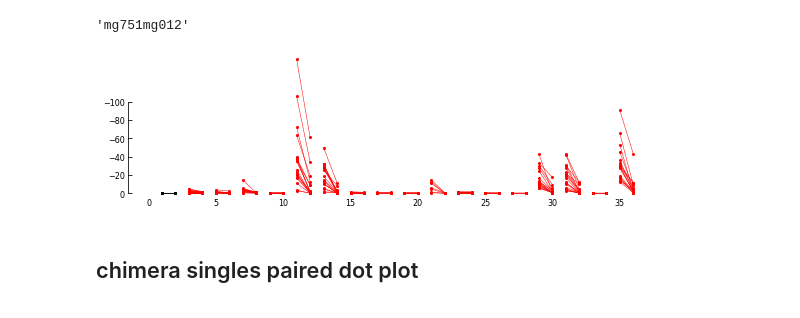
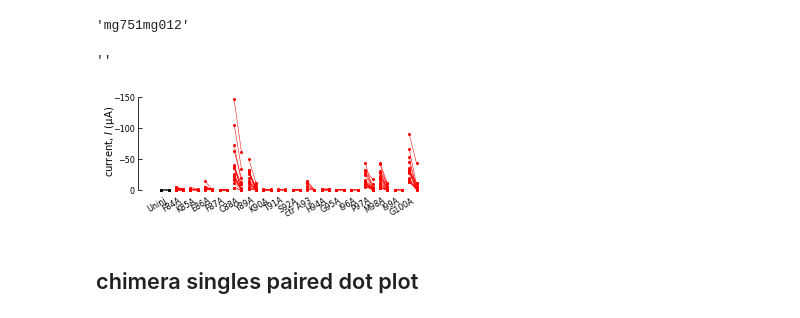
Before and after one commit to sfechner/JupyterNotebooksDEGENaCPharm, a Jupyter notebook: RatioNterm.ipynb, the cells around one changed output. Drawn from its saved outputs; the diff is of its cells as text; code cells hidden in the pictures.

Commit message:
added legends to ratio plot

```diff
--- a/RatioNterm.ipynb
+++ b/RatioNterm.ipynb
@@ -367,95 +340,77 @@ for i in range(50):
 ListofAllAlanin[17]
 # %% [output]
 'mg751mg012'
+# %%
+labels2[0]
+# %% [output]
+''
 # %%
 # import matplotlib.pyplot as plt
 # import numpy as np
 
-fig = plt.figure(figsize=(12, 1.9))
+fig = plt.figure(figsize=(5.2, 1.9))
 
 ax1 = plt.subplot(1,1,1)
-# ax2 = plt.subplot(1,4,2)
-# ax3 = plt.subplot(1,4,3)
-# ax4 = plt.subplot(1,4,4)
-
-
-# plot1 = [1,2]
-# plot2 = [3,4]
-# plot3 = [5,6]
-# plot4 = [7,8]
-# plot5 = [9,10]
 
 #### common parameters
 axesText = ''
-SizeOfMarker = 2
-SizeofLine = 0.5
-AxisTickLabelSize = 8
 
 
 # loop to plot paired data. Refers to List of Alanines and the before and after array
-
 plotnr = np.array([1,2])
 for n in range(int(len(df_newInuA_Bef_Alanine.columns)/2)):
     #print('plotting the lines')
     for i in range(len(df_newInuA_Bef_Alanine[ListofAllAlanin[n]+"-NaGluSelAmil300"])):
         ax1.plot(plotnr, [df_newInuA_Bef_Alanine[ListofAllAlanin[n]+"-NaGluSelAmil300"][i], df_newInuA_Bef_Alanine[ListofAllAlanin[n]+"+NaGluSelAmil300"][i]], c=colorsDelta[n],marker = 'o',markersize=SizeOfMarker, linewidth=SizeofLine,clip_on=False)# alpha=0.5
     plotnr = plotnr +2
+    #print(plotnr)
 
+ylimSetM4 = [0,-150]
 
-# labelsAmil = ["Amil", "Bmil","EIPA", "Phen", "Bzd"]
-
-
-ylimSetM4 = [0,-100]
-# ylimSetU8 = [0,-5]
-#ylimSetDT1 = [0,-0.5]
 ##### AXIS 1 ####
 ax1.set_ylim(ylimSetM4)
 ax1.spines['right'].set_visible(False)                                  # no spine at the right
 ax1.spines['top'].set_visible(False)                                     # no spine at the top
 ax1.yaxis.set_ticks_position('left')                                     # ticks at the left
 ax1.xaxis.set_ticks_position('bottom')                                 # no spine at the right
 ax1.spines['left'].set_position(('outward',10))                           # a spine at the left that is put a little aside
 ax1.spines['bottom'].set_position(('outward',1))
 ax1.spines['top'].set_position(('axes',5))
 ax1.get_yaxis().set_tick_params(direction='in')
 ax1.get_xaxis().set_tick_params(direction='in')
 # ax1.plot([-1,20], [0,0], 'k--', color='#000000', linewidth=1)#gray line for Zero or 1
 ax1.tick_params(axis='y', which='major', labelsize=AxisTickLabelSize )
 ax1.tick_params(axis='x', which='major', labelsize=AxisTickLabelSize, length=0)
-# ax7.set_title('Ibuoride Analogues',size=12)
-# ax1.set_xticklabels(np.unique(IbuAll30['Injection']),rotation=30)
-#ax1.set_xticks((plot1[0],plot1[1], plot2[0],plot2[1], plot3[0], plot3[1],plot4[0],plot4[1],plot5[0],plot5[1]))
 ax1.spines['bottom'].set_visible(False)
-#a1.xaxis.set_visible(False)
-#labels = ['-','+','-','+','-','+','-','+','-','+']
-# ax1.set_xticklabels(labels,  ha='right',)
-# ax1.text(1.8, 0.44, labelsAmil[0],ha='right',rotation=30,fontsize= AxisLegendSize)
-# ax1.text(4.,0.44, labelsAmil[1],ha='right',rotation=30,fontsize= AxisLegendSize)
-# ax1.text(6.2, 0.44, labelsAmil[2],ha='right',rotation=30,fontsize= AxisLegendSize)
-# ax1.text(8.2, 0.44, labelsAmil[3],ha='right',rotation=30,fontsize= AxisLegendSize)
-# ax1.text(10.1, 0.44, labelsAmil[4],ha='right',rotation=30,fontsize= AxisLegendSize)
-#ax1.set_yticks([0,-0.5,-1,-1.5,-2])
+
+labels2 = ['Uninj']
+for i in range(0,len(LabelAlanin)):
+    #labels2.append('')
+    labels2.append(LabelAlanin[i])
+
+#ax1.set_xticklabels(labels2,  ha='right',rotation=30,fontsize=AxisLegendSize)
+ax1.xaxis.set_visible(False)
+
+n=1.9
+for i in range(len(labels2)):
+    ax1.text(n, 20, labels2[i],ha='right',rotation=30,fontsize= AxisLegendSize)
+    n = n+2
+
 # plt.draw()      # Note, this line is important
 # labels = [l.get_text() for l in ax1.get_yticklabels()]
 # labels[0] = '0'
 #ax1.set_yticklabels(labels)
 
-# #ax1.set_xlabel('V (mV)',fontsize=14)
-# #ax1.set_ylabel('Change in current @-85 mV (I(drug) - I(before)',fontsize=14)
+#ax1.set_ylabel('Change in current @-85 mV (I(drug) - I(before)',fontsize=14)
 ax1.set_ylabel(axesText)
 ax1.set_xlabel(axesText)
-#ax1.text(-4, -1.5, 'current, $\it{I}$ (µA)',fontsize=10,rotation=90,ha='center')
+ax1.text(-6, -120.5, 'current, $\it{I}$ (µA)',fontsize=AxisLabelSize,rotation=90,ha='center')
 
+plt.gcf().subplots_adjust(bottom=0.2, left=0.15,right=None, top=None,hspace=None, wspace=None)
 
-plt.gcf().subplots_adjust(bottom=0.21, left=0.3,right=None, top=None,hspace=1.5, wspace=0.5)
-
-# plt.show()
-
-#plt.savefig(filedirManuscript+"Fig2-amilorideAnalogs-pairedPoints"+'.pdf')
-#plt.savefig(filedirManuscript+"Fig2-amilorideAnalogs-pairedPoints"+'.eps')
-#plt.savefig(filedirManuscript+"Fig2-amilorideAnalogs-pairedPoints"+'.jpg')
+plt.savefig(filedirExportFig+"PairedDataAllAlanineSingles"+'.pdf')
 # %% [output]
-[figure, old version]
+[figure, new version]
 # %% [markdown]
 ## chimera singles paired dot plot
 # %%
```
Also changed, not shown: parts of 14 cells of this notebook.
